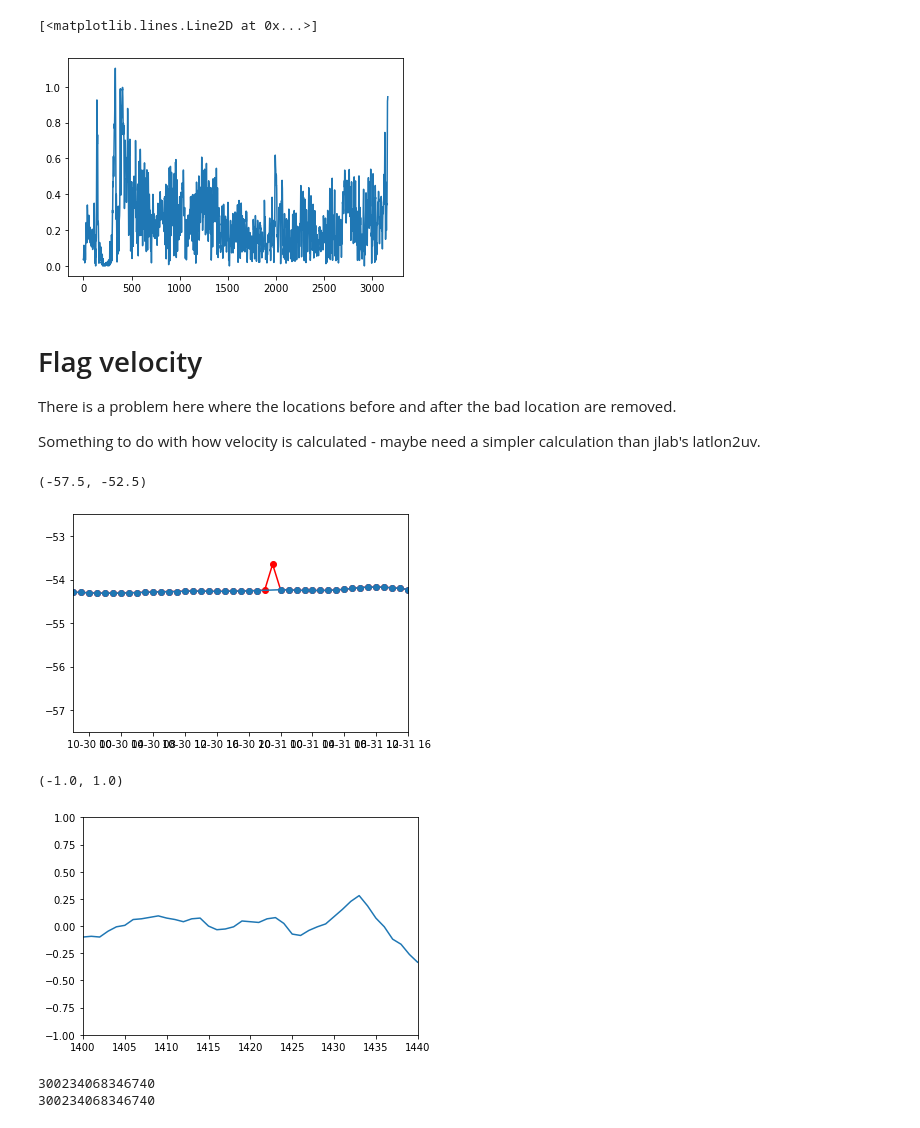
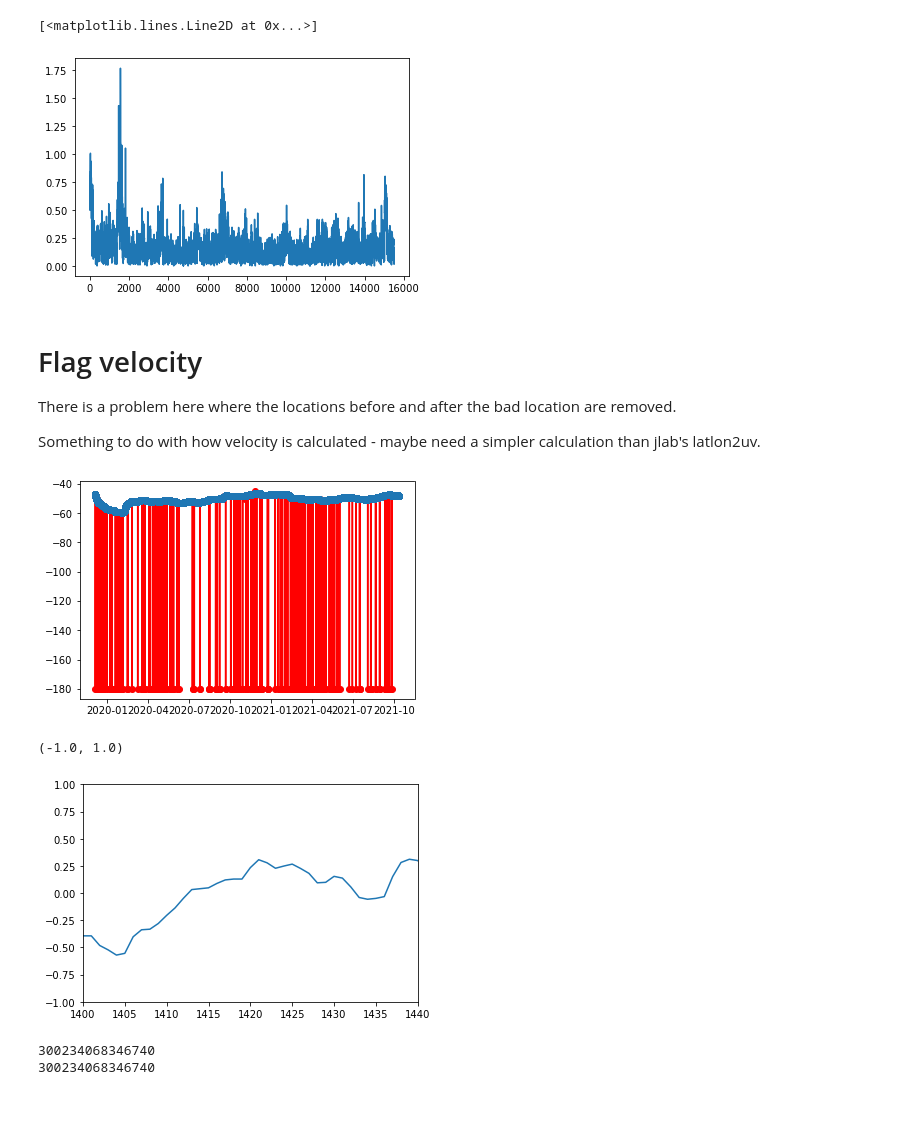
Before and after one commit to eleanorfrajka/drifters, a Jupyter notebook: 02-code/check_qc_1drifter.ipynb, the cells around one changed output. Saved outputs shown, nothing was run; the diff lists cells and outputs as text; code cells hidden in the pictures.

```diff
--- a/02-code/check_qc_1drifter.ipynb
+++ b/02-code/check_qc_1drifter.ipynb
@@ -19,7 +19,8 @@ lonname = 'GPS_Longitude_deg'
 uvelname = 'uvel'
 vvelname = 'vvel'
 # %%
-PID1=300234068346740
+PID1=300234068349630 # Still has bad velocities?
+PID1=300234066416830
 pidstr = str(PID1)
 # %%
 fname = 'pid'+pidstr+'.nc'
@@ -88,7 +100,7 @@ velmag = np.sqrt(np.square(ds_qc.uvel) + np.square(ds_qc.vvel))
 plt.plot(velmag)
 # %% [output]
 [<matplotlib.lines.Line2D at 0x...>]
-[figure, old version]
+[figure, new version]
 # %% [markdown]
 # Flag velocity
 There is a problem here where the locations before and after the bad location are removed.
@@ -97,24 +109,23 @@ Something to do with how velocity is calculated - maybe need a simpler calculati
 # %%
 plt.plot(ds_raw['time'],ds_raw[lonname],color='r',marker='o')
 
 plt.plot(ds_qc['time'],ds_qc[lonname],marker='o')
 
 t1 = ds_qc['time'].values[1400]
 t2 = ds_qc['time'].values[1440]
 #plt.xlim([1400,1440])
-plt.xlim([t1,t2])
+#plt.xlim([t1,t2])
 
-plt.ylim([-57.5, -52.5])
+#plt.ylim([-57.5, -52.5])
 # %% [output]
-(-57.5, -52.5)
-[figure, old version]
+[figure, new version]
 # %%
 plt.plot(ds_qc[uvelname])
 plt.xlim([1400,1440])
 plt.ylim([-1, 1])
 # %% [output]
 (-1.0, 1.0)
-[figure, old version]
+[figure, new version]
 # %%
 print(ds_raw.attrs["Platform_ID"])
 print(ds_qc.attrs["Platform_ID"])
```
Also changed, not shown: parts of 4 cells of this notebook, 6 other files.
